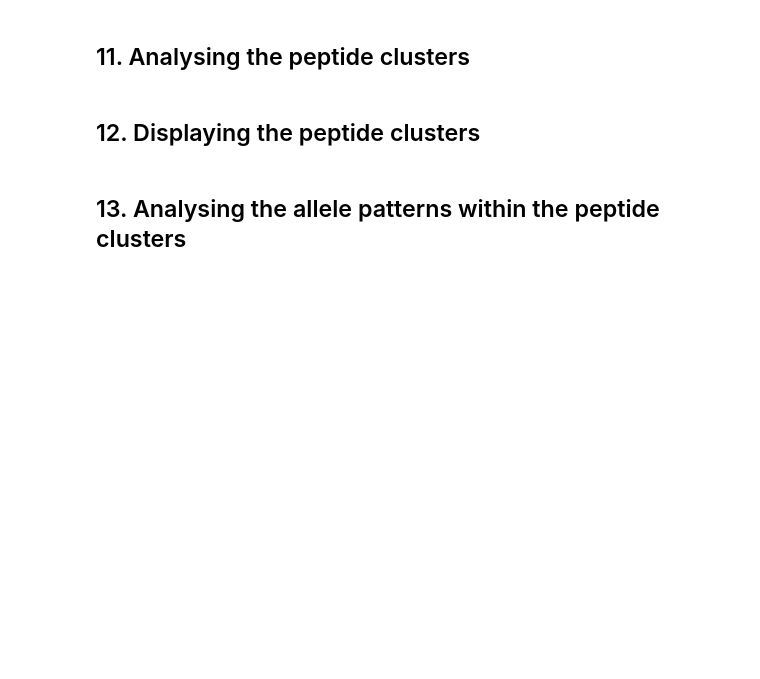
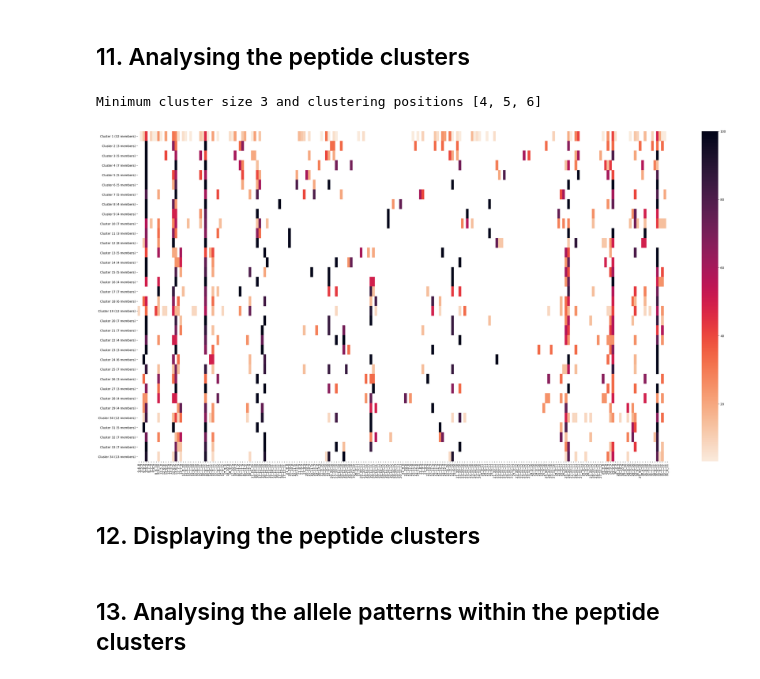
Before and after one commit to histofyi/voxels, a Jupyter notebook: Voxel generation and analysis.ipynb, the cells around one changed output. Saved outputs shown, nothing was run; the diff lists cells and outputs as text; code cells hidden in the pictures; blank space fills up the shorter version.

```diff
--- a/Voxel generation and analysis.ipynb
+++ b/Voxel generation and analysis.ipynb
@@ -706,5 +711,45 @@ Minimum score is 85.02
 # %% [markdown]
 ## 11. Analysing the peptide clusters
+# %%
+clustering_positions = [4,5,6]
+print (f"Minimum cluster size {min_cluster_size} and clustering positions {clustering_positions}")
+
+clustering_positions_string = '_'.join([str(position) for position in clustering_positions])
+
+
+all_clusters_used_voxels = []
+for cluster_number in clustering_collection['clusters'][clustering_positions_string]['clusters']:
+    cluster = clustering_collection['clusters'][clustering_positions_string]['clusters'][cluster_number]
+    cluster_size = len(cluster)
+    cluster_voxels = {}
+
+    for member in cluster:
+        for voxel in used_voxel_collection[member]:
+            if voxel not in cluster_voxels:
+                cluster_voxels[voxel] = 0
+            cluster_voxels[voxel] += 1
+
+    cluster_used_voxels = []
+    for voxel in all_used_voxels:
+        if voxel not in cluster_voxels:
+            cluster_used_voxels.append(np.nan)
+        else:
+            cluster_used_voxels.append(round(cluster_voxels[voxel] / cluster_size * 100, 2))
+    all_clusters_used_voxels.append(cluster_used_voxels)
+
+y_labels = [f"Cluster {cluster_number} ({len(clustering_collection['clusters'][clustering_positions_string]['clusters'][cluster_number])} members)" for cluster_number in clustering_collection['clusters'][clustering_positions_string]['clusters']]
+x_labels = all_used_voxels
+
+
+import seaborn as sns
+
+fig, ax = plt.subplots(figsize=(40,20))
+cmap = sns.cm.rocket_r
+hm = sns.heatmap(data = all_clusters_used_voxels, cmap=cmap, ax=ax, xticklabels=x_labels, yticklabels=y_labels)
+plt.show()
+# %% [output]
+Minimum cluster size 3 and clustering positions [4, 5, 6]
+[figure, added]
 # %% [markdown]
 ## 12. Displaying the peptide clusters
 # %%
```
Also changed, not shown: parts of 2 cells of this notebook.
